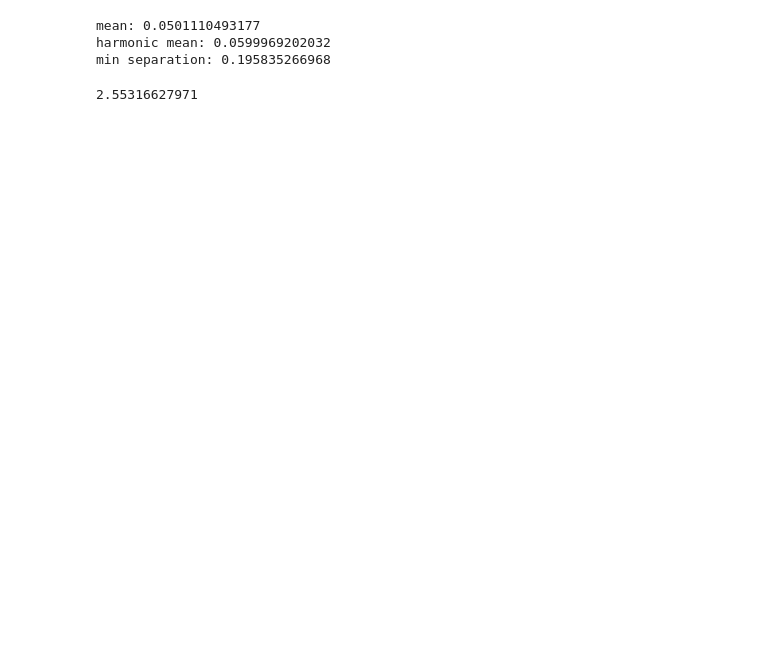
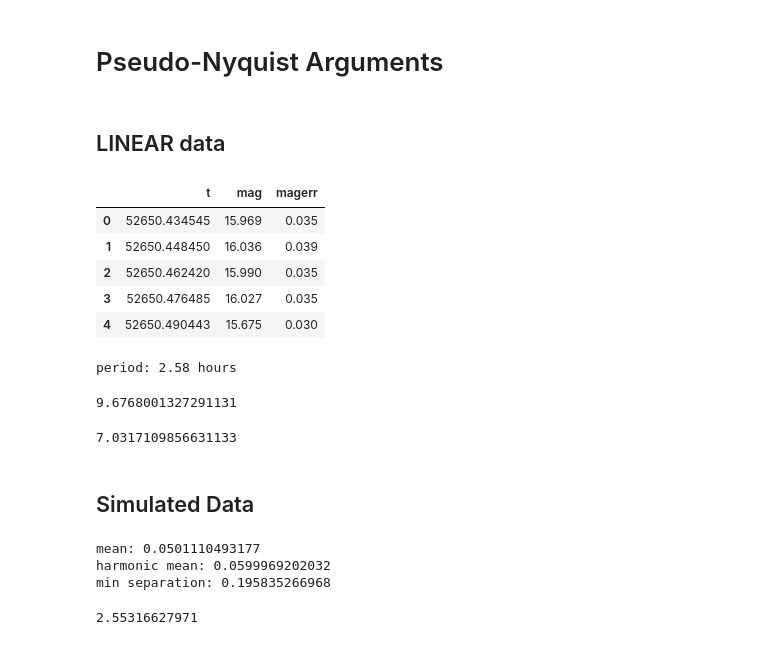
Before and after one commit to jakevdp/PracticalLombScargle, a Jupyter notebook: figures/PseudoNyquist.ipynb, the cells around one changed output. Drawn from its saved outputs; the diff is of its cells as text; code cells hidden in the pictures; blank space fills up the shorter version.

```diff
--- a/figures/PseudoNyquist.ipynb
+++ b/figures/PseudoNyquist.ipynb
@@ -1,3 +1,5 @@
+# %% [markdown]
+# Pseudo-Nyquist Arguments
 # %%
 %matplotlib inline
 import matplotlib.pyplot as plt
@@ -6,2 +8,14 @@ from astropy.stats import LombScargle
 
 plt.style.use('seaborn-whitegrid')
+# %% [markdown]
+## LINEAR data
+# %%
+data = pd.read_csv('LINEAR_11375941.csv')
+data.head()
+# %% [output]
+|  | t | mag | magerr |
+| 0 | 52650.434545 | 15.969 | 0.035 |
+| 1 | 52650.448450 | 16.036 | 0.039 |
+| 2 | 52650.462420 | 15.990 | 0.035 |
+| 3 | 52650.476485 | 16.027 | 0.035 |
+| 4 | 52650.490443 | 15.675 | 0.030 |
@@ -8,3 +27,19 @@ plt.style.use('seaborn-whitegrid')
+# %%
+f0 = frequency[np.argmax(power)]
+print("period: {0:.2f} hours".format(24. / f0))
+# %% [output]
+period: 2.58 hours
+# %%
+delta_t = data.t.values[1:] - data.t.values[:-1]
+np.min(delta_t) * 24. * 60. * 60.
+# %% [output]
+9.6768001327291131
+# %%
+np.mean(delta_t)
+# %% [output]
+7.0317109856631133
+# %% [markdown]
+## Simulated Data
 # %%
 N = 100
 dt = 10
```
Also changed, not shown: parts of 6 cells of this notebook, 3 other files.
